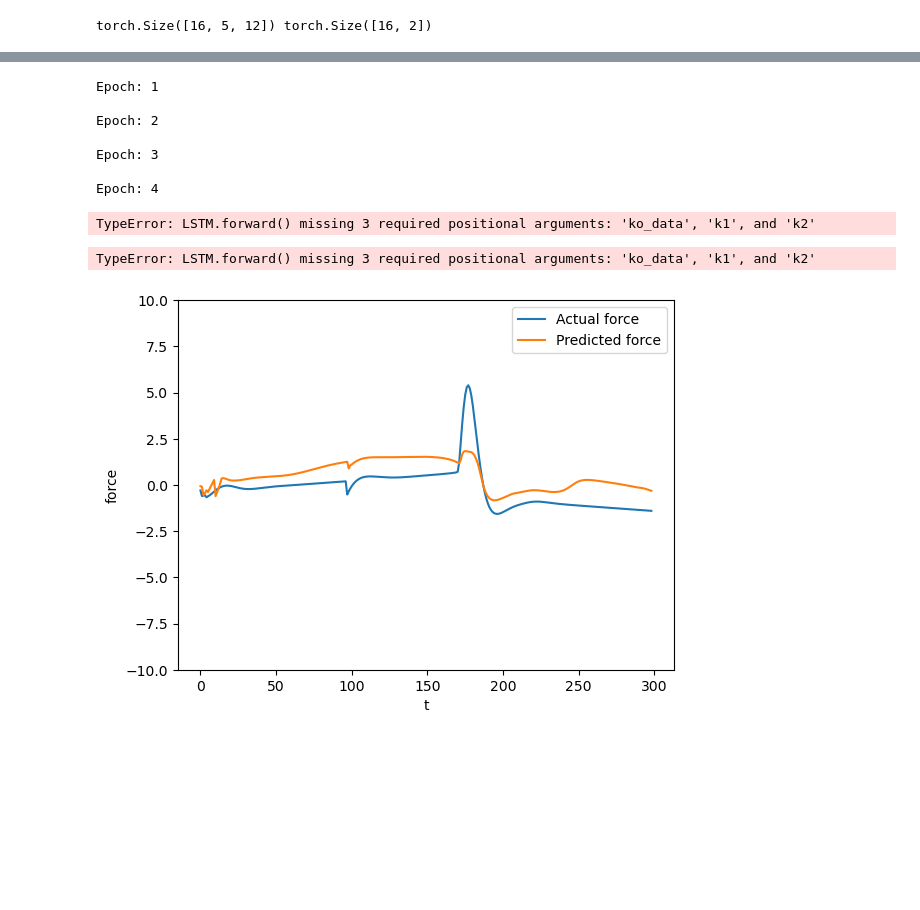
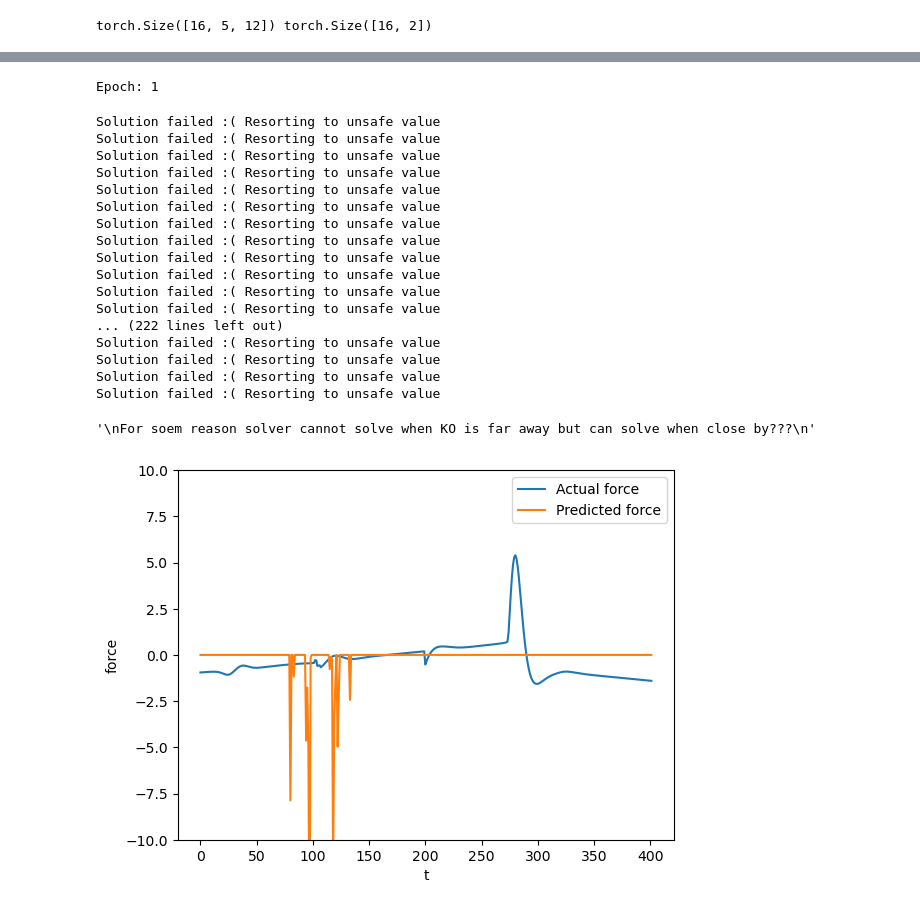
Before and after one commit to planetaryeclipse/research-geo-diff-opt-layer, a Jupyter notebook: LSTM.ipynb, the cells around one changed output, grey strips where cells are left out. Cells and saved outputs as stored; diff of their text form; code cells hidden in the pictures; blank space fills up the shorter version.

Commit message:
debug model not working with CBF issue

```diff
--- a/LSTM.ipynb
+++ b/LSTM.ipynb
@@ -73,7 +73,7 @@ def parse_data(data, lookback, ko_data): #TODO: Add padding so that first few va
     Y = []    #NN outputs force and torque, each Y_i should be accompanied with states from X_i-5 to X_i
     # print (data[1].shape)
     print("data length:", len(data))
-    for episode_data in data[0:10]: #go across all episodes
+    for episode_data in data: #go across all episodes
 
         # print("episode_data",episode_data.shape)
         Y_new = episode_data[lookback:, 11:13] #Get all force and torque vectors from 1 episode. Ignore first lookback elements since no history
@@ -105,7 +105,7 @@ def parse_data(data, lookback, ko_data): #TODO: Add padding so that first few va
 
 
 #insert keep out region into training data set to calculate hf
-KO_DATA = [100, 100, 0.001]    #x, y, rad
+KO_DATA = [-100, -100, 0.001]    #x, y, rad
 
 X, Y = parse_data(episodes, lookback, KO_DATA)
 print("X Shape",X.shape)
@@ -379,17 +386,40 @@ def validate_one_epoch():
 for epoch in range(num_epochs):
     train_one_epoch()
     # validate_one_epoch()
+'''
+For soem reason solver cannot solve when KO is far away but can solve when close by???
+'''
 # %% [output]
 Epoch: 1
-
-Epoch: 2
-
-Epoch: 3
-
-Epoch: 4
+Solution failed :( Resorting to unsafe value
+Solution failed :( Resorting to unsafe value
+Solution failed :( Resorting to unsafe value
+Solution failed :( Resorting to unsafe value
+Solution failed :( Resorting to unsafe value
+Solution failed :( Resorting to unsafe value
+Solution failed :( Resorting to unsafe value
+Solution failed :( Resorting to unsafe value
+Solution failed :( Resorting to unsafe value
+Solution failed :( Resorting to unsafe value
+Solution failed :( Resorting to unsafe value
+Solution failed :( Resorting to unsafe value
+... (222 lines left out)
+Solution failed :( Resorting to unsafe value
+Solution failed :( Resorting to unsafe value
+Solution failed :( Resorting to unsafe value
+Solution failed :( Resorting to unsafe value
+'\nFor soem reason solver cannot solve when KO is far away but can solve when close by???\n'
 # %%
+model.train(False)
+
+
+
 with torch.no_grad():
-    predicted = model(X_train.to(device)).to('cpu').numpy()
+    ko_data_torch = torch.tensor(KO_DATA)
+    ko_data_torch = ko_data_torch.to(device)
+    k1_torch = k1.to(device)
+    k2_torch = k2.to(device)
+    predicted = model(X_test.to(device),  ko_data_torch, k1_torch, k2_torch).to('cpu').numpy()
 
 
 plt.plot(Y_train[:,0], label='Actual force')
@@ -399,35 +429,23 @@ plt.ylim(-10, 10)
 plt.ylabel('force')
 plt.legend()
 plt.show()
-# %% [output]
-TypeError: LSTM.forward() missing 3 required positional arguments: 'ko_data', 'k1', and 'k2'
-# %%
-with torch.no_grad():
-    predicted = model(X_train.to(device)).to('cpu').numpy()
-
-
-plt.plot(Y_train[:,1], label='Actual torque')
-plt.plot(predicted[:,1], label='Predicted torque')
-plt.xlabel('t')
-plt.ylabel('torque')
-plt.ylim(-10, 10)
-plt.legend()
-plt.show()
-# %% [output]
-TypeError: LSTM.forward() missing 3 required positional arguments: 'ko_data', 'k1', and 'k2'
 # %%
 #Test data
 
 with torch.no_grad():
-    predicted = model(X_test.to(device)).to('cpu').numpy()
+    ko_data_torch = torch.tensor(KO_DATA)
+    ko_data_torch = ko_data_torch.to(device)
+    k1_torch = k1.to(device)
+    k2_torch = k2.to(device)
+    predicted = model(X_test.to(device), ko_data_torch, k1_torch, k2_torch).to('cpu').numpy()
 
 
 plt.plot(Y_test[:,0], label='Actual force')
 plt.plot(predicted[:,0], label='Predicted force')
 plt.xlabel('t')
 plt.ylim(-10, 10)
 plt.ylabel('force')
 plt.legend()
 plt.show()
 # %% [output]
-[figure, old version]
+[figure, new version]
```
Also changed, not shown: parts of 7 cells of this notebook.
